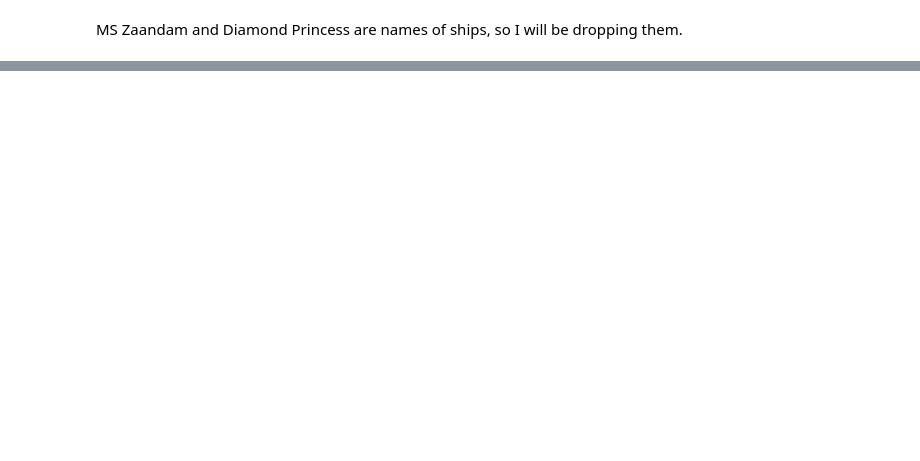
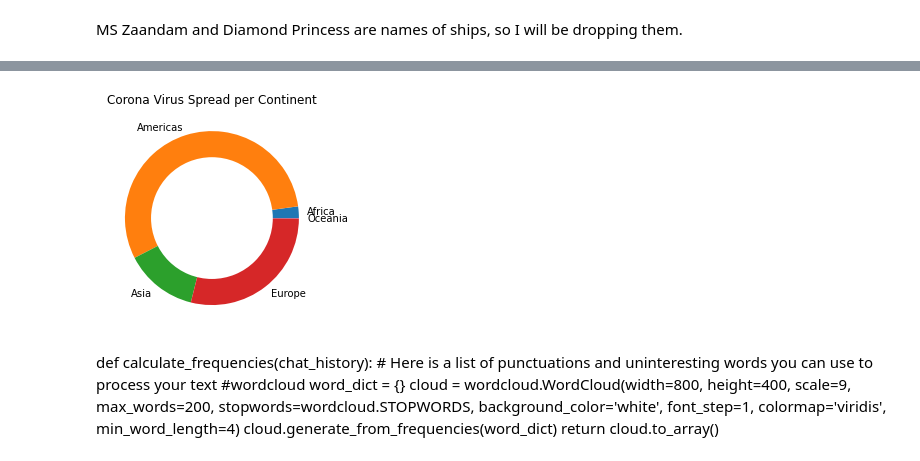
Before and after one commit to francisatoyebi/corona-bokeh, a Jupyter notebook: Testing.ipynb, the cells around one changed output, grey strips where cells are left out. Cells and saved outputs as stored; diff of their text form; code cells hidden in the pictures; blank space fills up the shorter version.

```diff
--- a/Testing.ipynb
+++ b/Testing.ipynb
@@ -365,4 +369,2 @@ datetime.date(2020, 5, 23)
 # %%
 df.to_csv('data/github_cool_covid.csv')
-# %%
-df = pd.read_csv('data/github_cool_covid.csv', index_col=0)
@@ -761,2 +370,0 @@ df[df['Country']=='Nigeria']
-# %%
-df.loc[daily_conf.index,'daily_conf'] = daily_conf.values
@@ -861,2 +380,8 @@ plt.pie(continent['death_cases'], labels=continent.index, radius=5, explode=(0.2
+# %%
+plt.title('Corona Virus Spread per Continent')
+plt.pie(continent['death_cases'], labels=continent.index);
+plt.pie(x=[1], colors='w', radius=0.7);
+# %% [output]
+[figure, added]
 # %%
 country = df.groupby('Country').sum()
@@ -873,3 +388,13 @@ def calculate_frequencies(chat_history):
+# %% [markdown]
+def calculate_frequencies(chat_history):
+    # Here is a list of punctuations and uninteresting words you can use to process your text
+    #wordcloud
+    word_dict = {}
+    cloud = wordcloud.WordCloud(width=800, height=400, scale=9, max_words=200,
+                                stopwords=wordcloud.STOPWORDS, background_color='white', font_step=1,
+                                colormap='viridis', min_word_length=4)
+    cloud.generate_from_frequencies(word_dict)
+    return cloud.to_array()
 # %%
 conf_dict = {}
 count = list(country.index)
```
Also changed, not shown: parts of 66 cells of this notebook, 9 other files.
